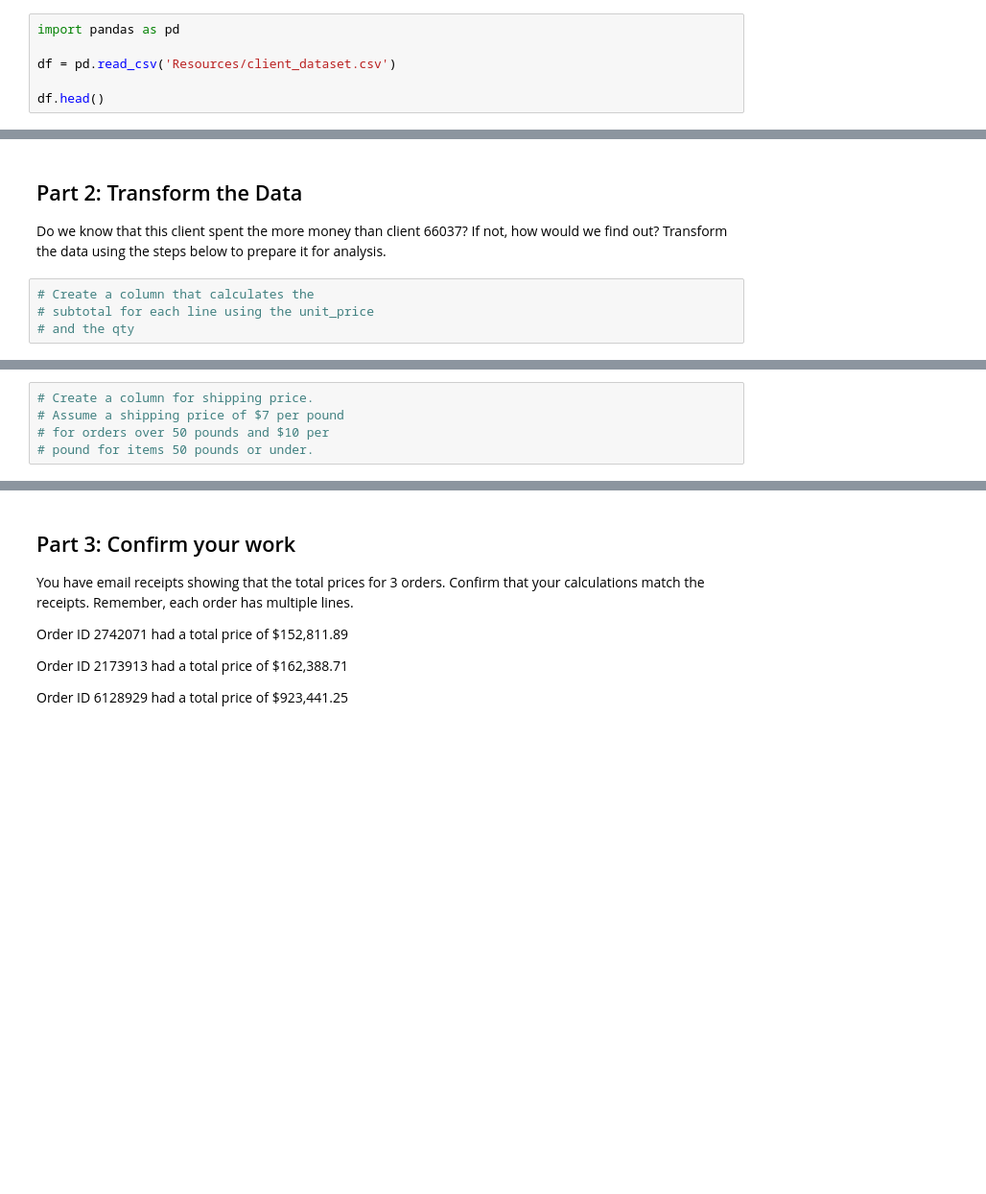
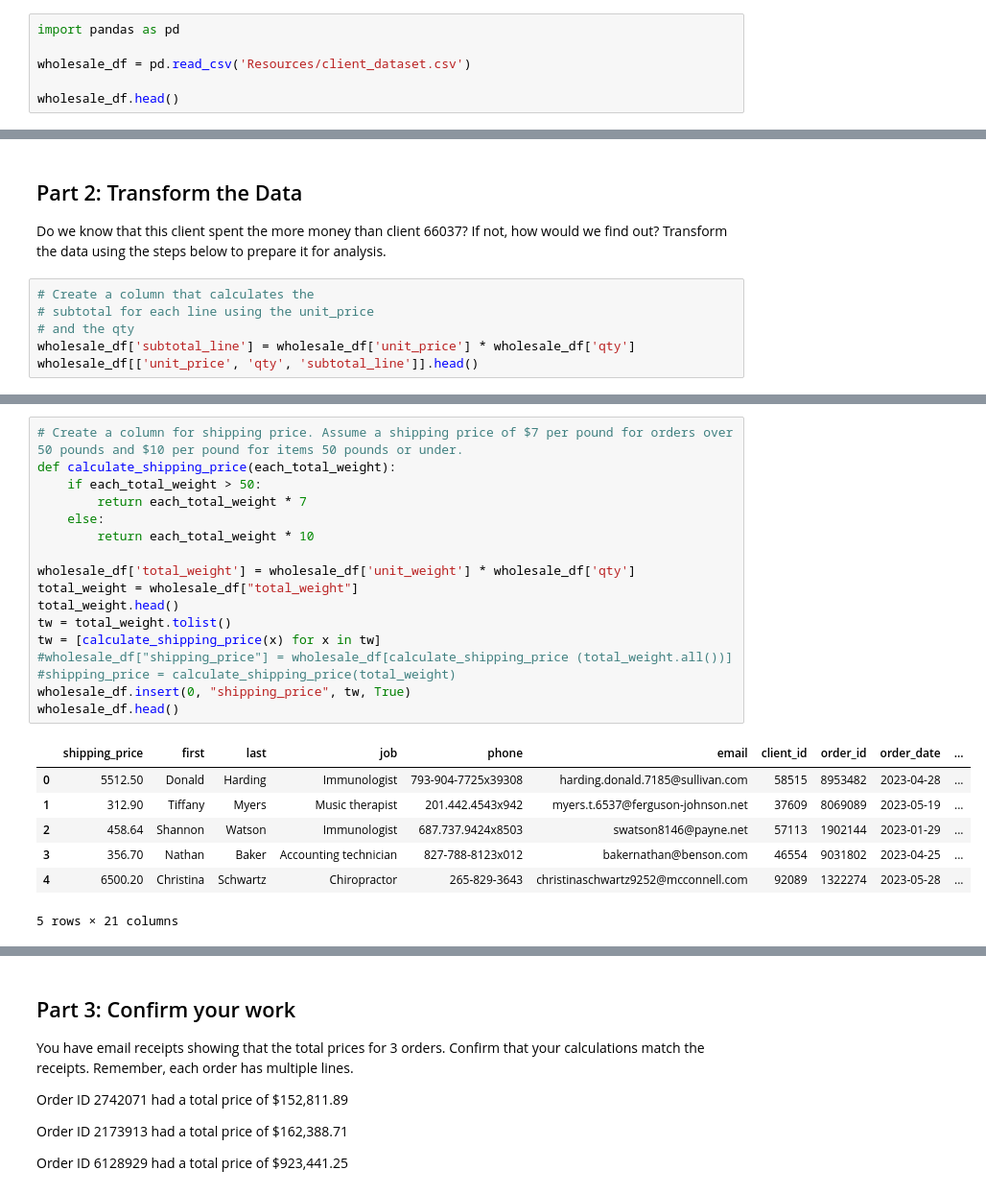
Before and after one commit to AngieP48/pandas-challenge-1, a Jupyter notebook: wholesale_data_analysis_starter_code.ipynb, the cells around one changed output, grey strips where cells are left out. Shown at 96% size. Drawn from its saved outputs; the diff is of its cells as text; blank space fills up the shorter version.

```diff
--- a/wholesale_data_analysis_starter_code.ipynb
+++ b/wholesale_data_analysis_starter_code.ipynb
@@ -5,9 +5,9 @@ Import the data and use Pandas to learn more about the dataset.
 # %%
 import pandas as pd
 
-df = pd.read_csv('Resources/client_dataset.csv')
+wholesale_df = pd.read_csv('Resources/client_dataset.csv')
 
-df.head()
+wholesale_df.head()
 # %% [output]
 |  | first | last | job | phone | email | client_id | order_id | order_date | order_week | order_year | ... |
 | 0 | Donald | Harding | Immunologist | 793-904-7725x39308 | harding.donald.7185@sullivan.com | 58515 | 8953482 | 2023-04-28 | 17 | 2023 | ... |
@@ -79,3 +110,5 @@ Do we know that this client spent the more money than client 66037? If not, how
 # Create a column that calculates the
 # subtotal for each line using the unit_price
 # and the qty
+wholesale_df['subtotal_line'] = wholesale_df['unit_price'] * wholesale_df['qty']
+wholesale_df[['unit_price', 'qty', 'subtotal_line']].head()
@@ -82,5 +149,25 @@ Do we know that this client spent the more money than client 66037? If not, how
 # %%
-# Create a column for shipping price.
-# Assume a shipping price of $7 per pound
-# for orders over 50 pounds and $10 per
-# pound for items 50 pounds or under.
+# Create a column for shipping price. Assume a shipping price of $7 per pound for orders over 50 pounds and $10 per pound for items 50 pounds or under.
+def calculate_shipping_price(each_total_weight):
+    if each_total_weight > 50:
+        return each_total_weight * 7
+    else:
+        return each_total_weight * 10
+
+wholesale_df['total_weight'] = wholesale_df['unit_weight'] * wholesale_df['qty']
+total_weight = wholesale_df["total_weight"]
+total_weight.head()
+tw = total_weight.tolist()
+tw = [calculate_shipping_price(x) for x in tw]
+#wholesale_df["shipping_price"] = wholesale_df[calculate_shipping_price (total_weight.all())]
+#shipping_price = calculate_shipping_price(total_weight)
+wholesale_df.insert(0, "shipping_price", tw, True)
+wholesale_df.head()
+# %% [output]
+|  | shipping_price | first | last | job | phone | email | client_id | order_id | order_date | ... |
+| 0 | 5512.50 | Donald | Harding | Immunologist | 793-904-7725x39308 | harding.donald.7185@sullivan.com | 58515 | 8953482 | 2023-04-28 | ... |
+| 1 | 312.90 | Tiffany | Myers | Music therapist | 201.442.4543x942 | myers.t.6537@ferguson-johnson.net | 37609 | 8069089 | 2023-05-19 | ... |
+| 2 | 458.64 | Shannon | Watson | Immunologist | 687.737.9424x8503 | swatson8146@payne.net | 57113 | 1902144 | 2023-01-29 | ... |
+| 3 | 356.70 | Nathan | Baker | Accounting technician | 827-788-8123x012 | bakernathan@benson.com | 46554 | 9031802 | 2023-04-25 | ... |
+| 4 | 6500.20 | Christina | Schwartz | Chiropractor | 265-829-3643 | christinaschwartz9252@mcconnell.com | 92089 | 1322274 | 2023-05-28 | ... |
+5 rows × 21 columns
```
Also changed, not shown: parts of 21 cells of this notebook, 1 other file.
